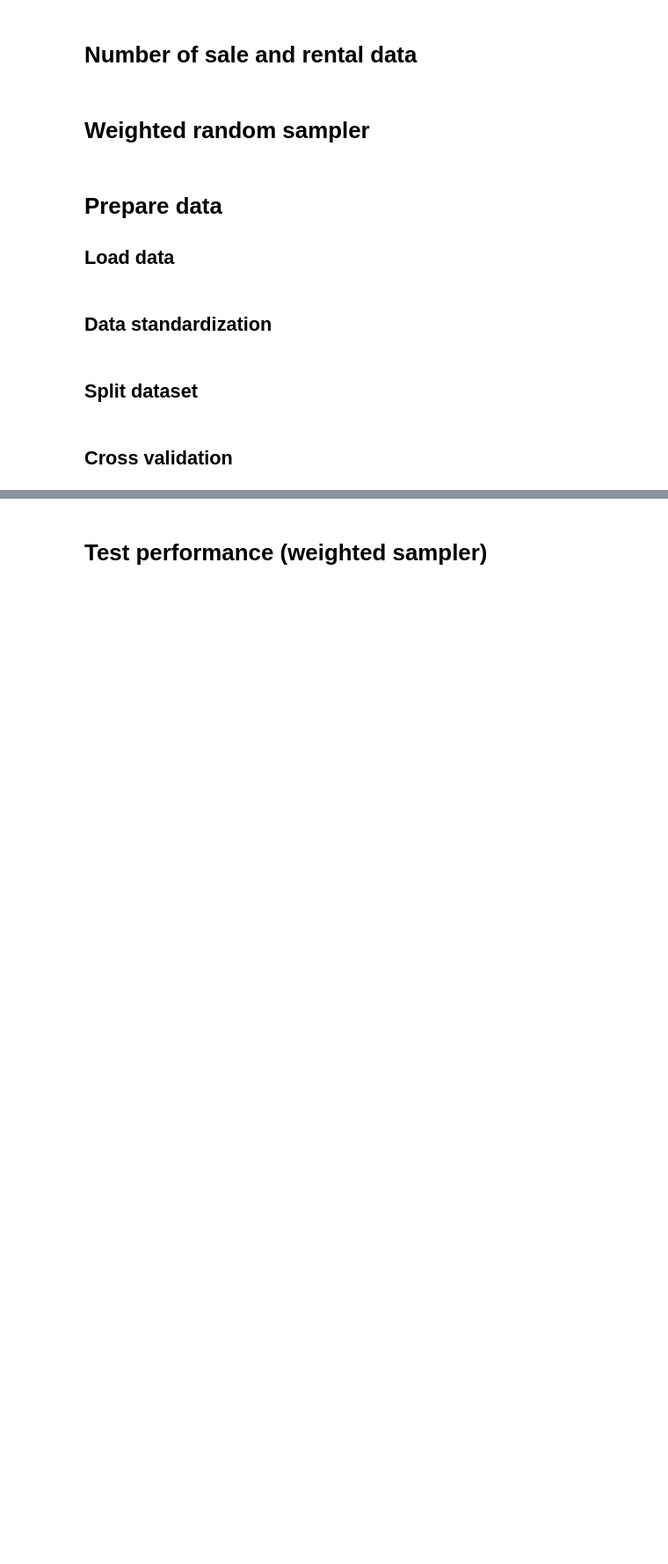
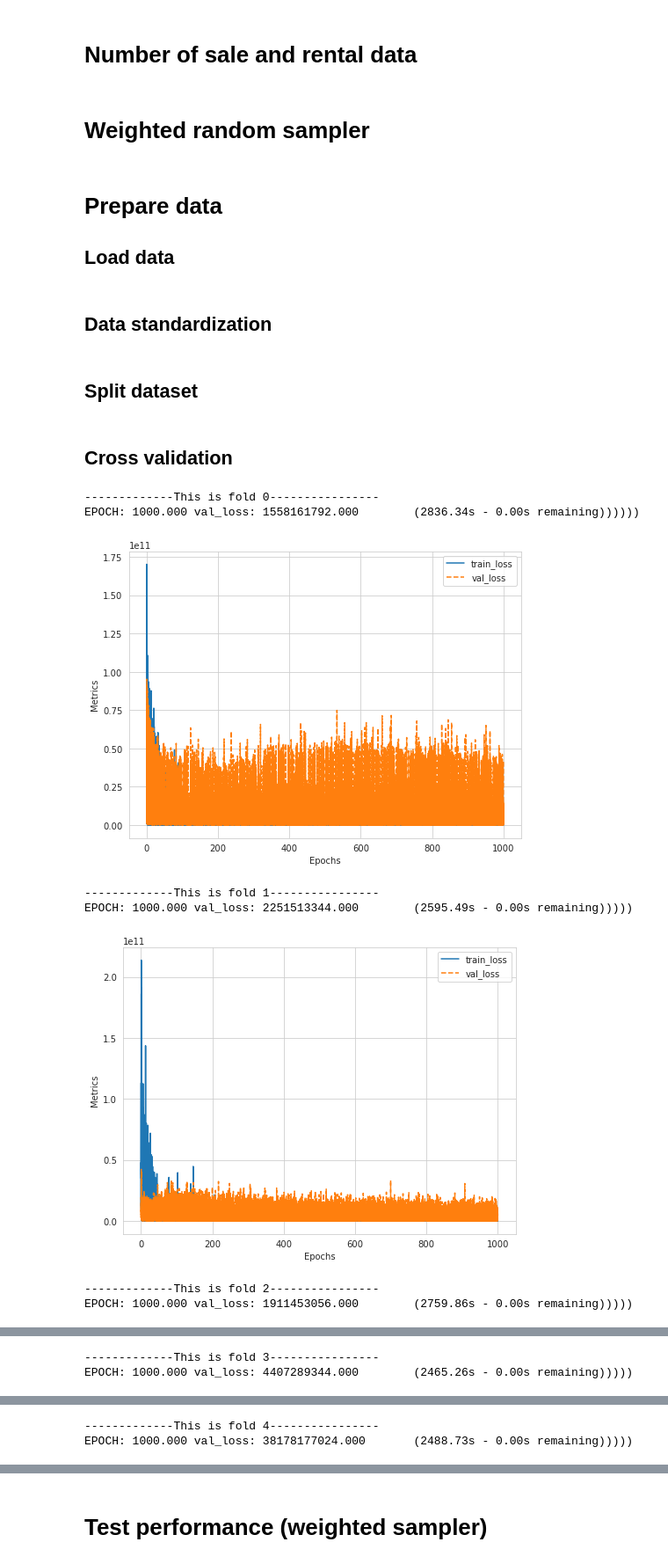
Before and after one commit to luowx0905/Individual-Project, a Jupyter notebook: sell property/build_model/basic_model_price.ipynb, the cells around one changed output, grey strips where cells are left out. Shown: that part at 88% size. Cells and saved outputs as stored; diff of their text form; code cells hidden in the pictures; blank space fills up the shorter version.

Commit message:
Train with weighted sampler

```diff
--- a/sell property/build_model/basic_model_price.ipynb
+++ b/sell property/build_model/basic_model_price.ipynb
@@ -217,28 +217,37 @@ x_train, x_test, y_train, y_test = train_test_split(features, labels, random_sta
 # %%
 kfold = KFold(n_splits=5, shuffle=True, random_state=1)
 torch.manual_seed(13)
 in_features = len(x_train.iloc[0])
 epochs = 1000
 
 for fold, (train_id, val_id) in enumerate(kfold.split(x_train.index)):
     train_feature, train_label = x_train.iloc[train_id], y_train.iloc[train_id]
     val_feature, val_label = x_train.iloc[val_id], y_train.iloc[val_id]
     print("\n\n-------------This is fold {}----------------".format(fold))
 
     train_data = PriceDataset(train_feature, train_label)
     val_data = PriceDataset(val_feature, val_label)
 
     train_sampler = create_weighted_sampler(train_feature["Sale or Let"].values)
     val_sampler = create_weighted_sampler(val_feature["Sale or Let"].values)
 
-    train_loader = DataLoader(train_data, batch_size=16, drop_last=True)
-    val_loader = DataLoader(val_data, batch_size=16, drop_last=True)
+    train_loader = DataLoader(train_data, batch_size=16, drop_last=True, sampler=train_sampler)
+    val_loader = DataLoader(val_data, batch_size=16, drop_last=True, sampler=val_sampler)
 
     model = PredictPrice(in_features).to(device)
     optimizer = optim.Adam(model.parameters(), lr=1e-3)
 
     train_validate = TrainValidate(model, nn.MSELoss(), optimizer)
     train_validate.set_loader(train_loader, val_loader)
     train_validate.train(epochs)
 
     train_validate.save_model("models/all_weighted_sampler_full_epoch_1000_fold_{}.pth".format(fold))
+# %% [output]
+-------------This is fold 0----------------
+EPOCH: 1000.000 val_loss: 1558161792.000        (2836.34s - 0.00s remaining))))))
+[figure, added]
+-------------This is fold 1----------------
+EPOCH: 1000.000 val_loss: 2251513344.000        (2595.49s - 0.00s remaining)))))
+[figure, added]
+-------------This is fold 2----------------
+EPOCH: 1000.000 val_loss: 1911453056.000        (2759.86s - 0.00s remaining)))))
@@ -244,0 +255,2 @@ for fold, (train_id, val_id) in enumerate(kfold.split(x_train.index)):
+-------------This is fold 3----------------
+EPOCH: 1000.000 val_loss: 4407289344.000        (2465.26s - 0.00s remaining)))))
@@ -244,0 +258,2 @@ for fold, (train_id, val_id) in enumerate(kfold.split(x_train.index)):
+-------------This is fold 4----------------
+EPOCH: 1000.000 val_loss: 38178177024.000       (2488.73s - 0.00s remaining)))))
```
Also changed, not shown: parts of 15 cells of this notebook, 5 other files.
